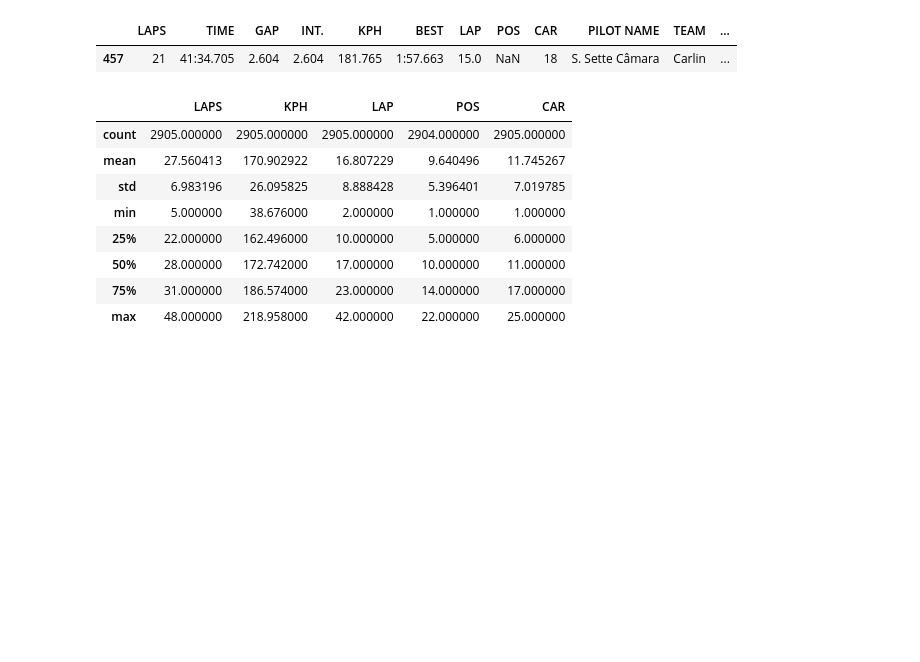
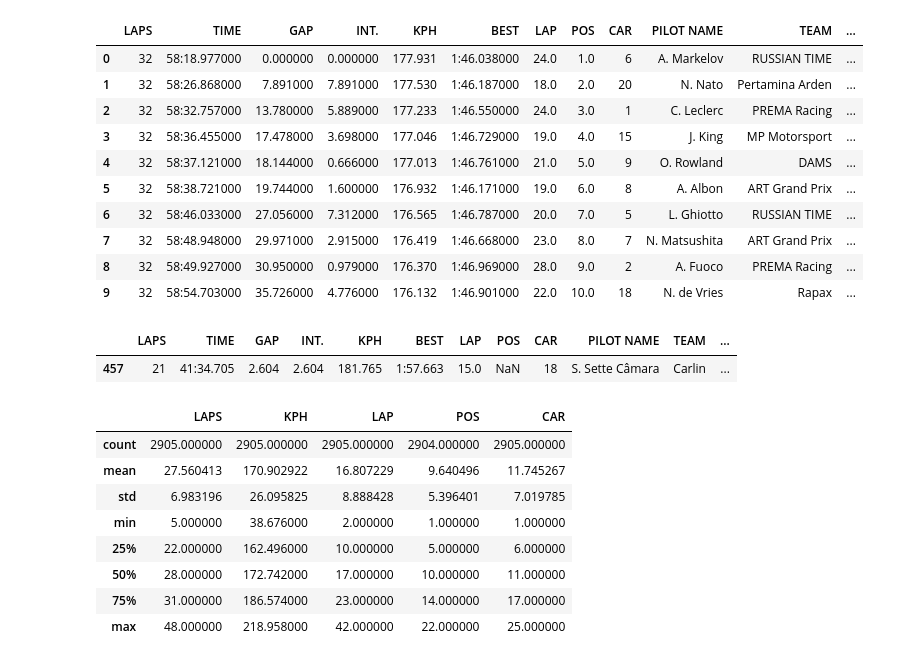
Before and after one commit to Tinashe-04/Formula-2, a Jupyter notebook: new_data/f2_project_code.ipynb, the cells around one changed output. Cells and saved outputs as stored; diff of their text form; code cells hidden in the pictures; blank space fills up the shorter version.

```diff
--- a/new_data/f2_project_code.ipynb
+++ b/new_data/f2_project_code.ipynb
@@ -15,7 +86,21 @@ df.drop('Unnamed: 0', axis=1, inplace=True)
 # %%
-# display entire dataframe
-pd.set_option('display.max_rows', None)
-# display(df[300:400])
+# add 000 to all time strings to make conversion to microseconds easier
+df['GAP'] = [i + '000' for i in df['GAP']]
+df['INT.'] = [j + '000' for j in df['INT.']]
+df['BEST'] = [k + '000' for k in df['BEST']]
+df.head(10)
+# %% [output]
+|  | LAPS | TIME | GAP | INT. | KPH | BEST | LAP | POS | CAR | PILOT NAME | TEAM | ... |
+| 0 | 32 | 58:18.977000 | 0.000000 | 0.000000 | 177.931 | 1:46.038000 | 24.0 | 1.0 | 6 | A. Markelov | RUSSIAN TIME | ... |
+| 1 | 32 | 58:26.868000 | 7.891000 | 7.891000 | 177.530 | 1:46.187000 | 18.0 | 2.0 | 20 | N. Nato | Pertamina Arden | ... |
+| 2 | 32 | 58:32.757000 | 13.780000 | 5.889000 | 177.233 | 1:46.550000 | 24.0 | 3.0 | 1 | C. Leclerc | PREMA Racing | ... |
+| 3 | 32 | 58:36.455000 | 17.478000 | 3.698000 | 177.046 | 1:46.729000 | 19.0 | 4.0 | 15 | J. King | MP Motorsport | ... |
+| 4 | 32 | 58:37.121000 | 18.144000 | 0.666000 | 177.013 | 1:46.761000 | 21.0 | 5.0 | 9 | O. Rowland | DAMS | ... |
+| 5 | 32 | 58:38.721000 | 19.744000 | 1.600000 | 176.932 | 1:46.171000 | 19.0 | 6.0 | 8 | A. Albon | ART Grand Prix | ... |
+| 6 | 32 | 58:46.033000 | 27.056000 | 7.312000 | 176.565 | 1:46.787000 | 20.0 | 7.0 | 5 | L. Ghiotto | RUSSIAN TIME | ... |
+| 7 | 32 | 58:48.948000 | 29.971000 | 2.915000 | 176.419 | 1:46.668000 | 23.0 | 8.0 | 7 | N. Matsushita | ART Grand Prix | ... |
+| 8 | 32 | 58:49.927000 | 30.950000 | 0.979000 | 176.370 | 1:46.969000 | 28.0 | 9.0 | 2 | A. Fuoco | PREMA Racing | ... |
+| 9 | 32 | 58:54.703000 | 35.726000 | 4.776000 | 176.132 | 1:46.901000 | 22.0 | 10.0 | 18 | N. de Vries | Rapax | ... |
 # %%
 # find out which position is missing
 # S. Sette Camara was disqualified from the race
```
Also changed, not shown: parts of 8 cells of this notebook.
